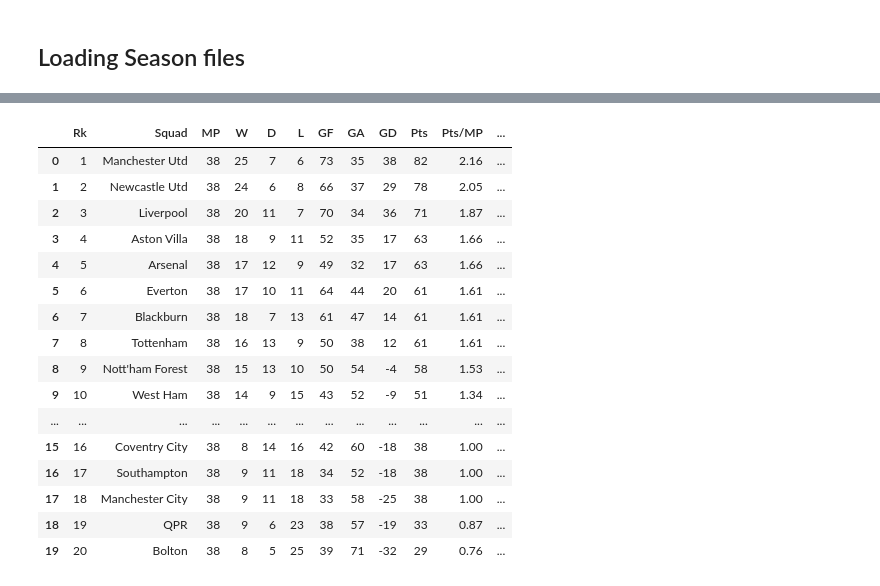
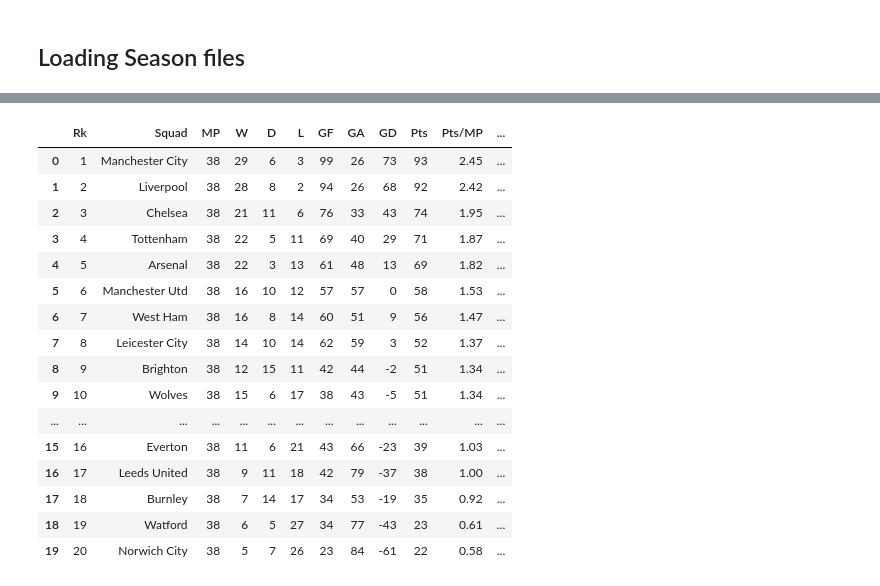
Before and after one commit to Aniket-Raikwar1/Premier_League_data_analysis, a Jupyter notebook: Analysing premier league seasons.ipynb, the cells around one changed output, grey strips where cells are left out. Cells and saved outputs as stored; diff of their text form; code cells hidden in the pictures.

```diff
--- a/Analysing premier league seasons.ipynb
+++ b/Analysing premier league seasons.ipynb
@@ -16,3 +16,29 @@ season_table_1995 = pd.read_csv("Season_tables/Premier_league_season_table_1995-
 season_table_1996 = pd.read_csv("Season_tables/Premier_league_season_table_1996-1997")
 season_table_1997 = pd.read_csv("Season_tables/Premier_league_season_table_1997-1998")
 season_table_1998 = pd.read_csv("Season_tables/Premier_league_season_table_1998-1999")
+season_table_1999 = pd.read_csv("Season_tables/Premier_league_season_table_1999-2000")
+season_table_2000 = pd.read_csv("Season_tables/Premier_league_season_table_2000-2001")
+
+season_table_2001 = pd.read_csv("Season_tables/Premier_league_season_table_2001-2002")
+season_table_2002 = pd.read_csv("Season_tables/Premier_league_season_table_2002-2003")
+season_table_2003 = pd.read_csv("Season_tables/Premier_league_season_table_2003-2004")
+season_table_2004 = pd.read_csv("Season_tables/Premier_league_season_table_2004-2005")
+season_table_2005 = pd.read_csv("Season_tables/Premier_league_season_table_2005-2006")
+season_table_2006 = pd.read_csv("Season_tables/Premier_league_season_table_2006-2007")
+season_table_2007 = pd.read_csv("Season_tables/Premier_league_season_table_2007-2008")
+season_table_2008 = pd.read_csv("Season_tables/Premier_league_season_table_2008-2009")
+season_table_2009 = pd.read_csv("Season_tables/Premier_league_season_table_2009-2010")
+season_table_2010 = pd.read_csv("Season_tables/Premier_league_season_table_2010-2011")
+
+season_table_2011 = pd.read_csv("Season_tables/Premier_league_season_table_2011-2012")
+season_table_2012 = pd.read_csv("Season_tables/Premier_league_season_table_2012-2013")
+season_table_2013 = pd.read_csv("Season_tables/Premier_league_season_table_2013-2014")
+season_table_2014 = pd.read_csv("Season_tables/Premier_league_season_table_2014-2015")
+season_table_2015 = pd.read_csv("Season_tables/Premier_league_season_table_2015-2016")
+season_table_2016 = pd.read_csv("Season_tables/Premier_league_season_table_2016-2017")
+season_table_2017 = pd.read_csv("Season_tables/Premier_league_season_table_2017-2018")
+season_table_2018 = pd.read_csv("Season_tables/Premier_league_season_table_2018-2019")
+season_table_2019 = pd.read_csv("Season_tables/Premier_league_season_table_2019-2020")
+
+season_table_2020 = pd.read_csv("Season_tables/Premier_league_season_table_2020-2021")
+season_table_2021 = pd.read_csv("Season_tables/Premier_league_season_table_2021-2022")
@@ -19,20 +183,20 @@ season_table_1998 = pd.read_csv("Season_tables/Premier_league_season_table_1998-
 # %%
-season_table_1995
+season_table_2021
 # %% [output]
 |  | Rk | Squad | MP | W | D | L | GF | GA | GD | Pts | Pts/MP | ... |
-| 0 | 1 | Manchester Utd | 38 | 25 | 7 | 6 | 73 | 35 | 38 | 82 | 2.16 | ... |
-| 1 | 2 | Newcastle Utd | 38 | 24 | 6 | 8 | 66 | 37 | 29 | 78 | 2.05 | ... |
-| 2 | 3 | Liverpool | 38 | 20 | 11 | 7 | 70 | 34 | 36 | 71 | 1.87 | ... |
-| 3 | 4 | Aston Villa | 38 | 18 | 9 | 11 | 52 | 35 | 17 | 63 | 1.66 | ... |
-| 4 | 5 | Arsenal | 38 | 17 | 12 | 9 | 49 | 32 | 17 | 63 | 1.66 | ... |
-| 5 | 6 | Everton | 38 | 17 | 10 | 11 | 64 | 44 | 20 | 61 | 1.61 | ... |
-| 6 | 7 | Blackburn | 38 | 18 | 7 | 13 | 61 | 47 | 14 | 61 | 1.61 | ... |
-| 7 | 8 | Tottenham | 38 | 16 | 13 | 9 | 50 | 38 | 12 | 61 | 1.61 | ... |
-| 8 | 9 | Nott'ham Forest | 38 | 15 | 13 | 10 | 50 | 54 | -4 | 58 | 1.53 | ... |
-| 9 | 10 | West Ham | 38 | 14 | 9 | 15 | 43 | 52 | -9 | 51 | 1.34 | ... |
+| 0 | 1 | Manchester City | 38 | 29 | 6 | 3 | 99 | 26 | 73 | 93 | 2.45 | ... |
+| 1 | 2 | Liverpool | 38 | 28 | 8 | 2 | 94 | 26 | 68 | 92 | 2.42 | ... |
+| 2 | 3 | Chelsea | 38 | 21 | 11 | 6 | 76 | 33 | 43 | 74 | 1.95 | ... |
+| 3 | 4 | Tottenham | 38 | 22 | 5 | 11 | 69 | 40 | 29 | 71 | 1.87 | ... |
+| 4 | 5 | Arsenal | 38 | 22 | 3 | 13 | 61 | 48 | 13 | 69 | 1.82 | ... |
+| 5 | 6 | Manchester Utd | 38 | 16 | 10 | 12 | 57 | 57 | 0 | 58 | 1.53 | ... |
+| 6 | 7 | West Ham | 38 | 16 | 8 | 14 | 60 | 51 | 9 | 56 | 1.47 | ... |
+| 7 | 8 | Leicester City | 38 | 14 | 10 | 14 | 62 | 59 | 3 | 52 | 1.37 | ... |
+| 8 | 9 | Brighton | 38 | 12 | 15 | 11 | 42 | 44 | -2 | 51 | 1.34 | ... |
+| 9 | 10 | Wolves | 38 | 15 | 6 | 17 | 38 | 43 | -5 | 51 | 1.34 | ... |
 | ... | ... | ... | ... | ... | ... | ... | ... | ... | ... | ... | ... | ... |
-| 15 | 16 | Coventry City | 38 | 8 | 14 | 16 | 42 | 60 | -18 | 38 | 1.00 | ... |
-| 16 | 17 | Southampton | 38 | 9 | 11 | 18 | 34 | 52 | -18 | 38 | 1.00 | ... |
-| 17 | 18 | Manchester City | 38 | 9 | 11 | 18 | 33 | 58 | -25 | 38 | 1.00 | ... |
-| 18 | 19 | QPR | 38 | 9 | 6 | 23 | 38 | 57 | -19 | 33 | 0.87 | ... |
-| 19 | 20 | Bolton | 38 | 8 | 5 | 25 | 39 | 71 | -32 | 29 | 0.76 | ... |
+| 15 | 16 | Everton | 38 | 11 | 6 | 21 | 43 | 66 | -23 | 39 | 1.03 | ... |
+| 16 | 17 | Leeds United | 38 | 9 | 11 | 18 | 42 | 79 | -37 | 38 | 1.00 | ... |
+| 17 | 18 | Burnley | 38 | 7 | 14 | 17 | 34 | 53 | -19 | 35 | 0.92 | ... |
+| 18 | 19 | Watford | 38 | 6 | 5 | 27 | 34 | 77 | -43 | 23 | 0.61 | ... |
+| 19 | 20 | Norwich City | 38 | 5 | 7 | 26 | 23 | 84 | -61 | 22 | 0.58 | ... |
```
Also changed, not shown: parts of 21 cells of this notebook, 2 other files.
